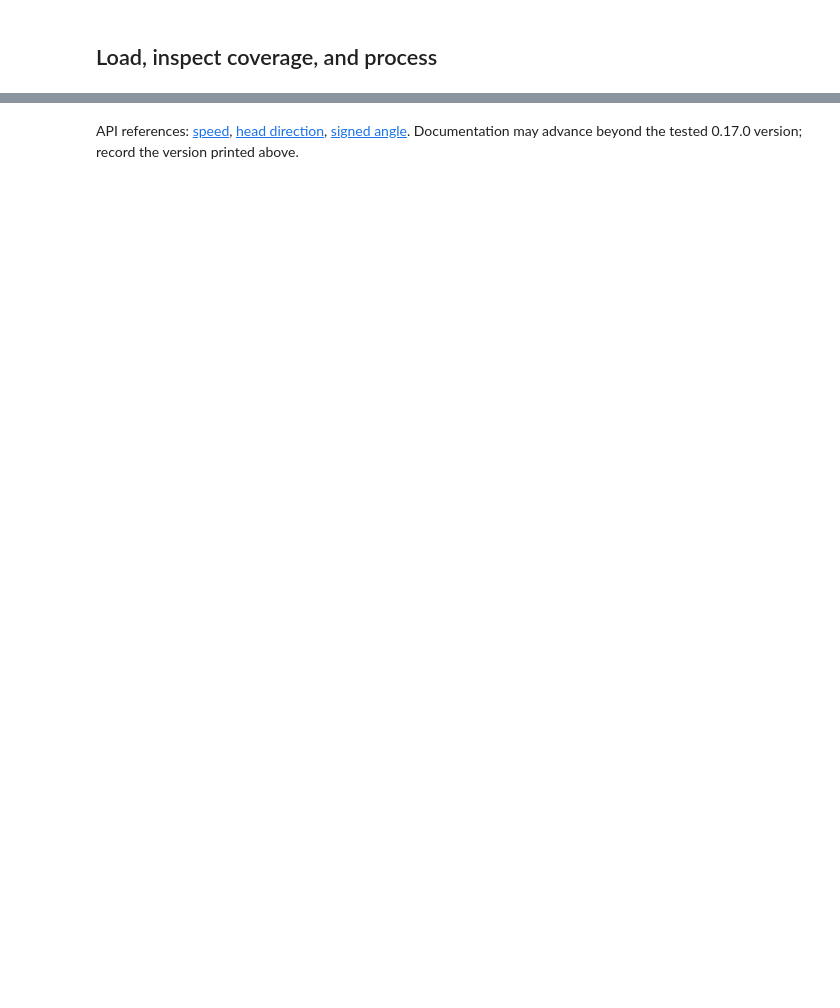
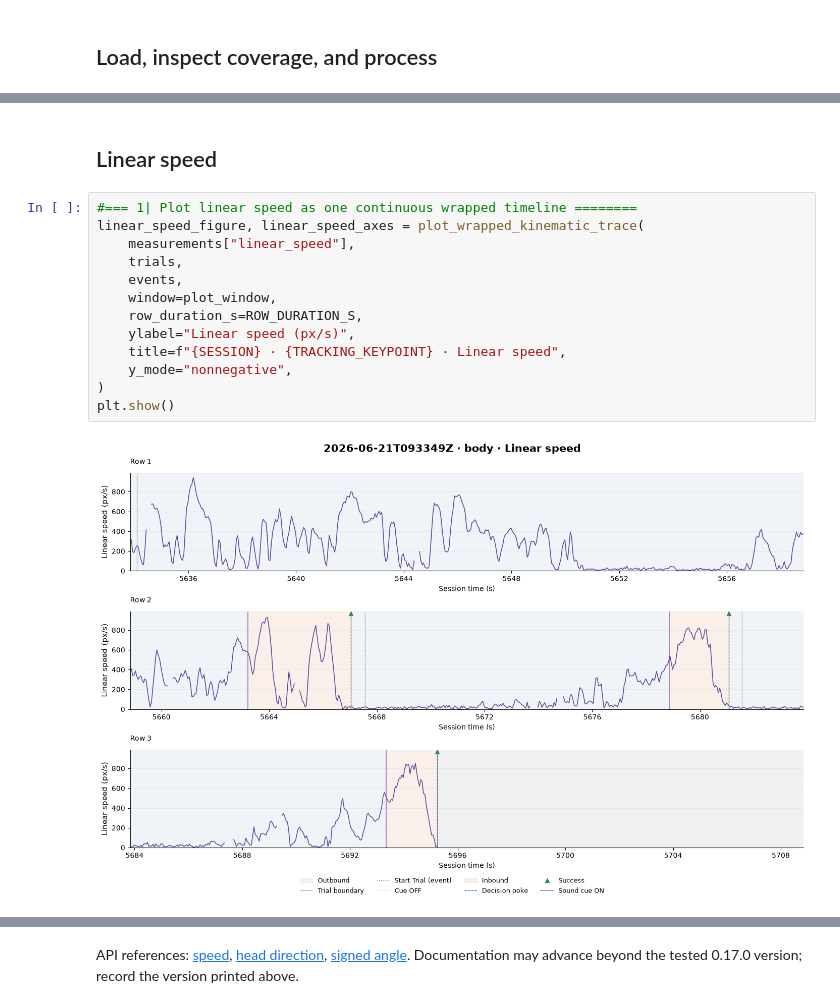
Before and after one commit to Keshavarzi-lab/data-conduit, a Jupyter notebook: src/movement_figures/Figures/Kinematics/kinematics.ipynb, the cells around one changed output, grey strips where cells are left out. Drawn from its saved outputs; the diff is of its cells as text; blank space fills up the shorter version.

```diff
--- a/src/movement_figures/Figures/Kinematics/kinematics.ipynb
+++ b/src/movement_figures/Figures/Kinematics/kinematics.ipynb
@@ -189,0 +548,17 @@ plt.show()
+# %% [markdown]
+## Linear speed
+# %%
+#=== 1| Plot linear speed as one continuous wrapped timeline ========
+linear_speed_figure, linear_speed_axes = plot_wrapped_kinematic_trace(
+    measurements["linear_speed"],
+    trials,
+    events,
+    window=plot_window,
+    row_duration_s=ROW_DURATION_S,
+    ylabel="Linear speed (px/s)",
+    title=f"{SESSION} · {TRACKING_KEYPOINT} · Linear speed",
+    y_mode="nonnegative",
+)
+plt.show()
+# %% [output]
+[figure, added]
```
Also changed, not shown: parts of 17 cells of this notebook, 13 other files.
